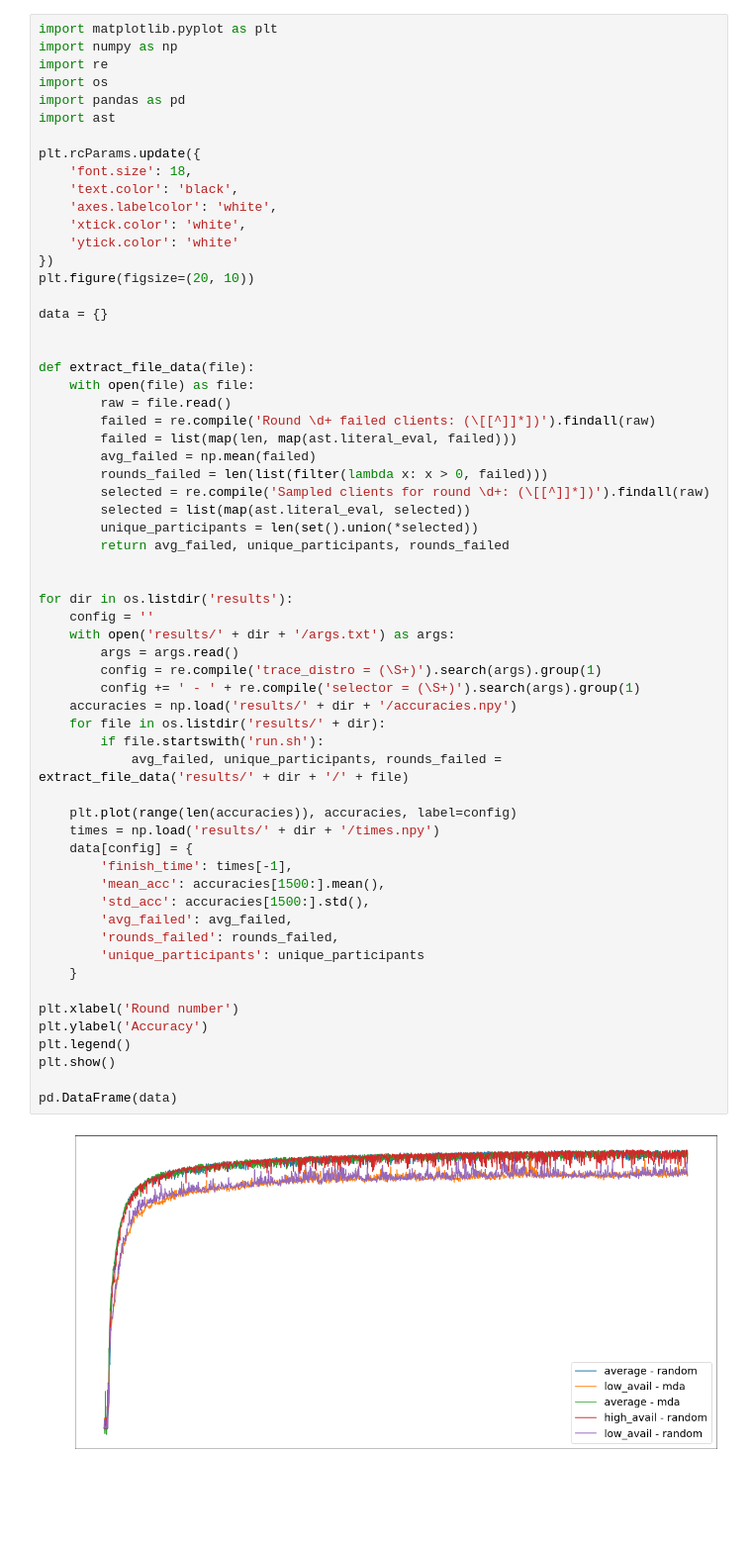
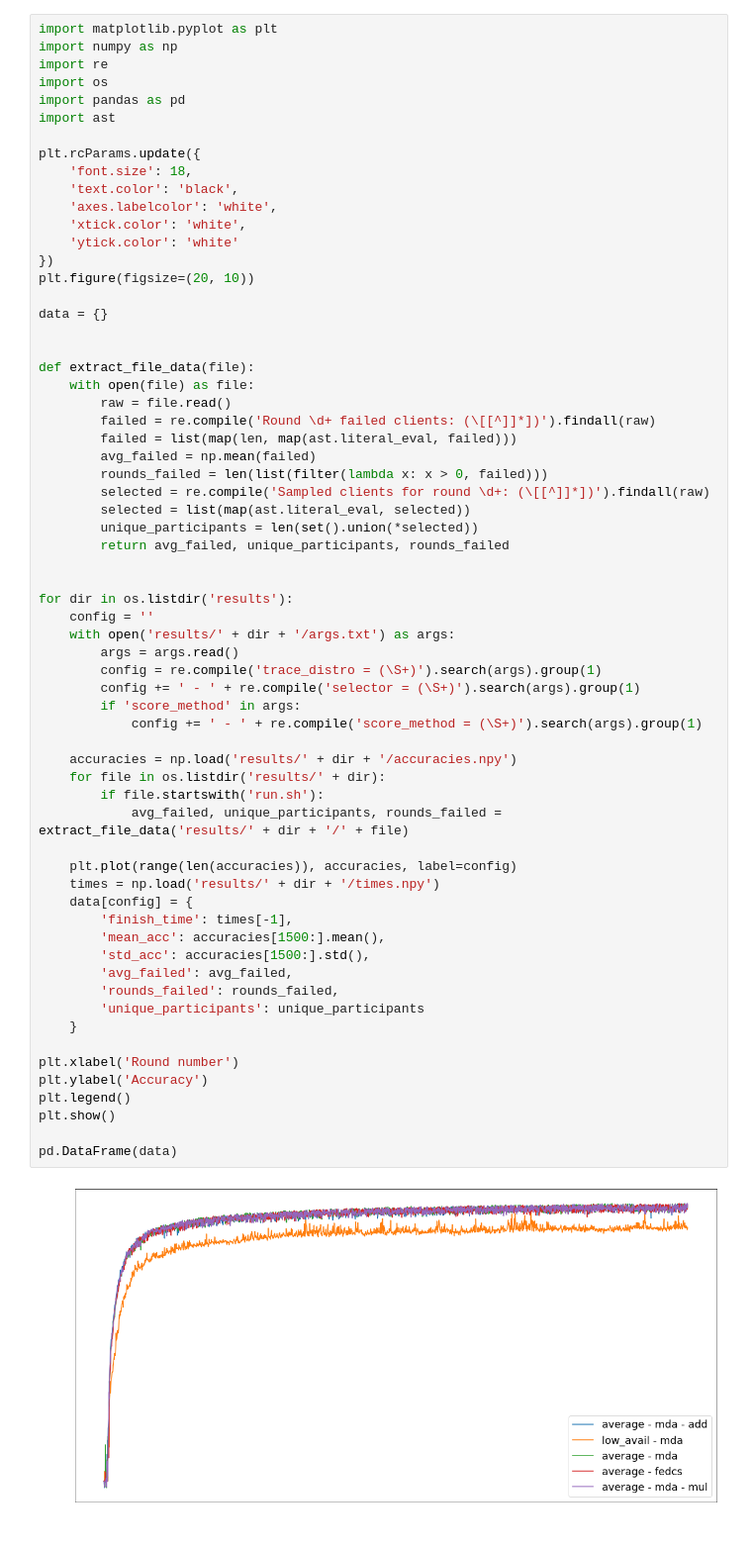
Before and after one commit to aminesi/FedML, a Jupyter notebook: fedml_experiments/distributed/fedavg/visualize.ipynb, the cells around one changed output. Shown at 99% size. Drawn from its saved outputs; the diff is of its cells as text; blank space fills up the shorter version.

```diff
--- a/fedml_experiments/distributed/fedavg/visualize.ipynb
+++ b/fedml_experiments/distributed/fedavg/visualize.ipynb
@@ -33,31 +33,34 @@ def extract_file_data(file):
 
 for dir in os.listdir('results'):
     config = ''
     with open('results/' + dir + '/args.txt') as args:
         args = args.read()
         config = re.compile('trace_distro = (\S+)').search(args).group(1)
         config += ' - ' + re.compile('selector = (\S+)').search(args).group(1)
+        if 'score_method' in args:
+            config += ' - ' + re.compile('score_method = (\S+)').search(args).group(1)
+
     accuracies = np.load('results/' + dir + '/accuracies.npy')
     for file in os.listdir('results/' + dir):
         if file.startswith('run.sh'):
             avg_failed, unique_participants, rounds_failed = extract_file_data('results/' + dir + '/' + file)
 
     plt.plot(range(len(accuracies)), accuracies, label=config)
     times = np.load('results/' + dir + '/times.npy')
     data[config] = {
         'finish_time': times[-1],
         'mean_acc': accuracies[1500:].mean(),
         'std_acc': accuracies[1500:].std(),
         'avg_failed': avg_failed,
         'rounds_failed': rounds_failed,
         'unique_participants': unique_participants
     }
 
 plt.xlabel('Round number')
 plt.ylabel('Accuracy')
 plt.legend()
 plt.show()
 
 pd.DataFrame(data)
 # %% [output]
-[figure, old version]
+[figure, new version]
```
Also changed, not shown: parts of 1 cell of this notebook, 5 other files.
